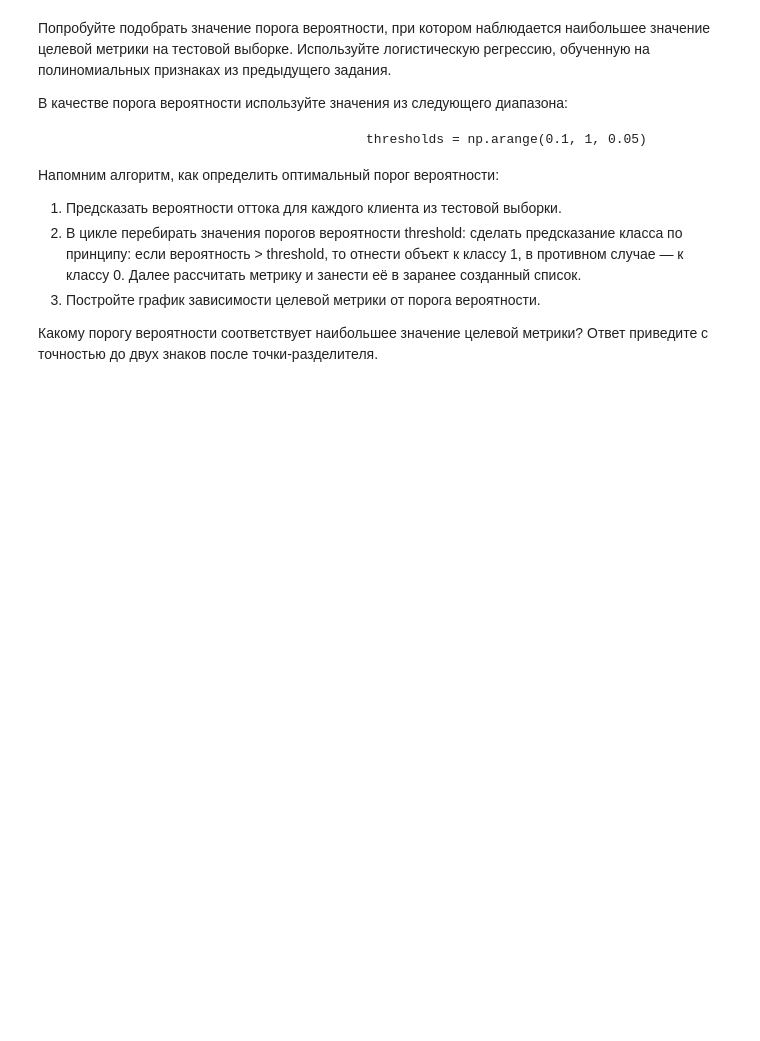
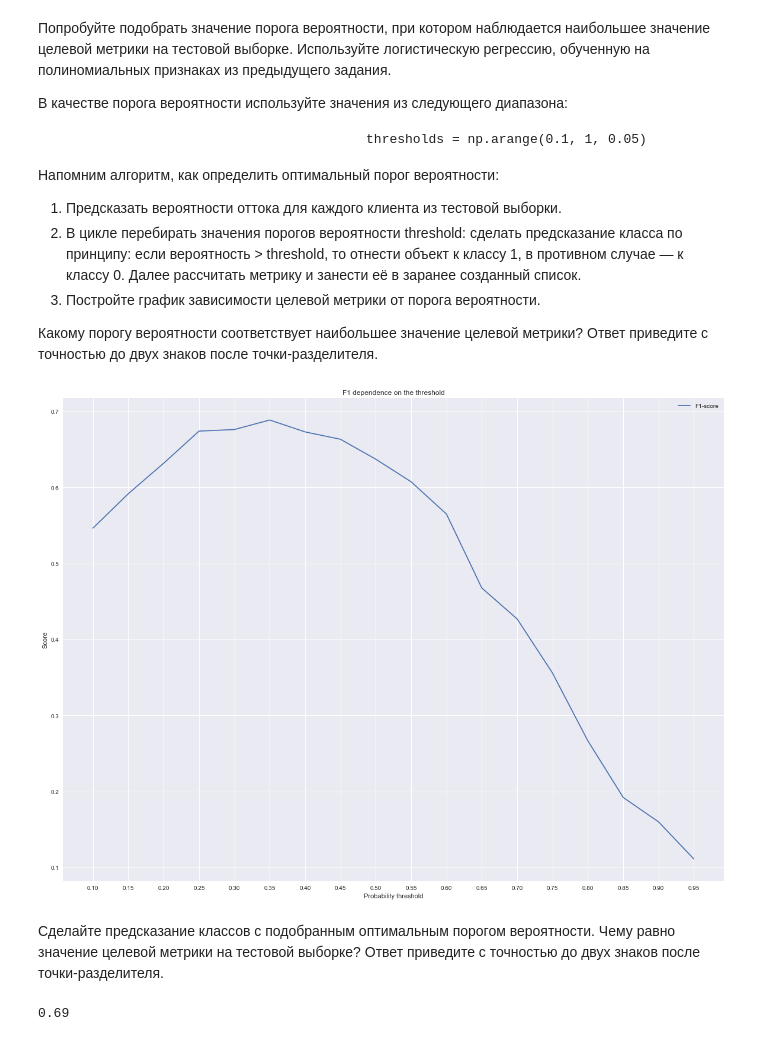
Before and after one commit to royvudgren/sf_datascience_practice, a Jupyter notebook: ML-3 supervised learning classification/4 logistic regression PRACTICE.ipynb, the cells around one changed output. Cells and saved outputs as stored; diff of their text form; code cells hidden in the pictures; blank space fills up the shorter version.

```diff
--- a/ML-3 supervised learning classification/4 logistic regression PRACTICE.ipynb
+++ b/ML-3 supervised learning classification/4 logistic regression PRACTICE.ipynb
@@ -242,3 +242,44 @@ F1 Test: 0.64
 3. Постройте график зависимости целевой метрики от порога вероятности.
 
 Какому порогу вероятности соответствует наибольшее значение целевой метрики? Ответ приведите с точностью до двух знаков после точки-разделителя.
+# %%
+#Считаем вероятности наличия диабета для каждого из пациентов
+#Нас интересует только вероятность класса (второй столбец)
+y_proba_pred = log_reg.predict_proba(X_test_poly)[:, 1]
+#Для удобства завернём numpy-массив в Pandas Series
+y_proba_pred = pd.Series(y_proba_pred)
+
+#Создадим списки, в которых будем хранить значения метрик
+f1_scores = []
+#Сгенерируем набор вероятностных порогов в диапазоне от 0.1 до 1
+thresholds = np.arange(0.1, 1, 0.05)
+#В цикле будем перебирать сгенерированные пороги
+for threshold in thresholds:
+    y_pred = y_proba_pred.apply(lambda x: 1 if x>threshold else 0)
+    f1_scores.append(metrics.f1_score(y_test, y_pred))
+# %%
+#Визуализируем метрики при различных threshold
+fig, ax = plt.subplots(figsize=(20, 15)) #фигура + координатная плоскость
+#Строим линейный график зависимости F1 от threshold
+ax.plot(thresholds, f1_scores, label='F1-score')
+
+#Даём графику название и подписываем оси
+ax.set_title('F1 dependence on the threshold')
+ax.set_xlabel('Probability threshold')
+ax.set_ylabel('Score')
+#Устанавливаем отметки по оси x
+ax.set_xticks(thresholds)
+#Отображаем легенду
+ax.legend();
+# %% [output]
+[figure, added]
+# %% [markdown]
+Сделайте предсказание классов с подобранным оптимальным порогом вероятности. Чему равно значение целевой метрики на тестовой выборке? Ответ приведите с точностью до двух знаков после точки-разделителя.
+# %%
+#Задаём оптимальный порог вероятностей
+threshold_opt = 0.35
+y_pred_opt = y_proba_pred.apply(lambda x: 1 if x > threshold_opt else 0)
+#Считаем метрики
+print(metrics.f1_score(y_test, y_pred_opt).round(2))
+# %% [output]
+0.69
```
Also changed, not shown: 1 other file.
